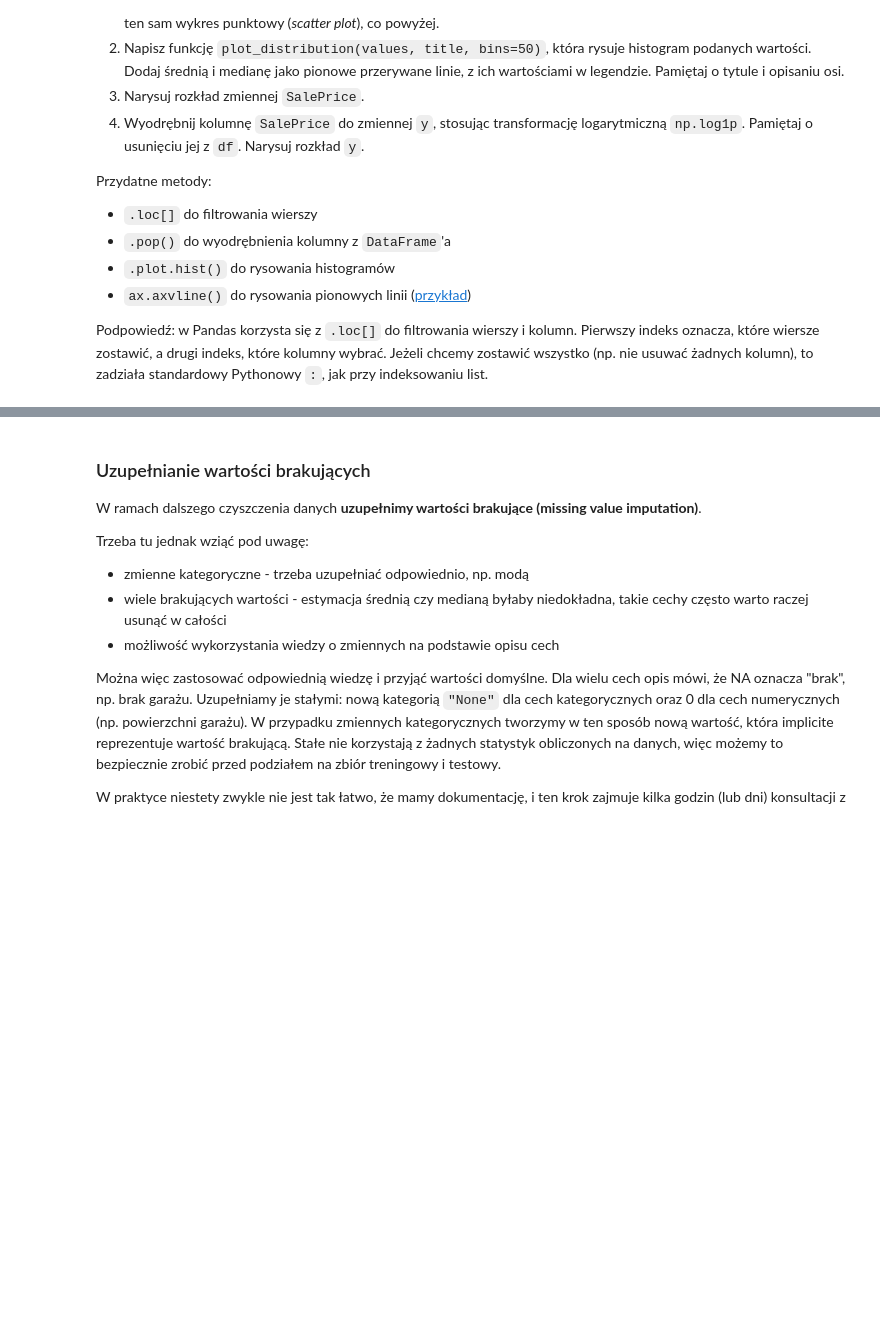
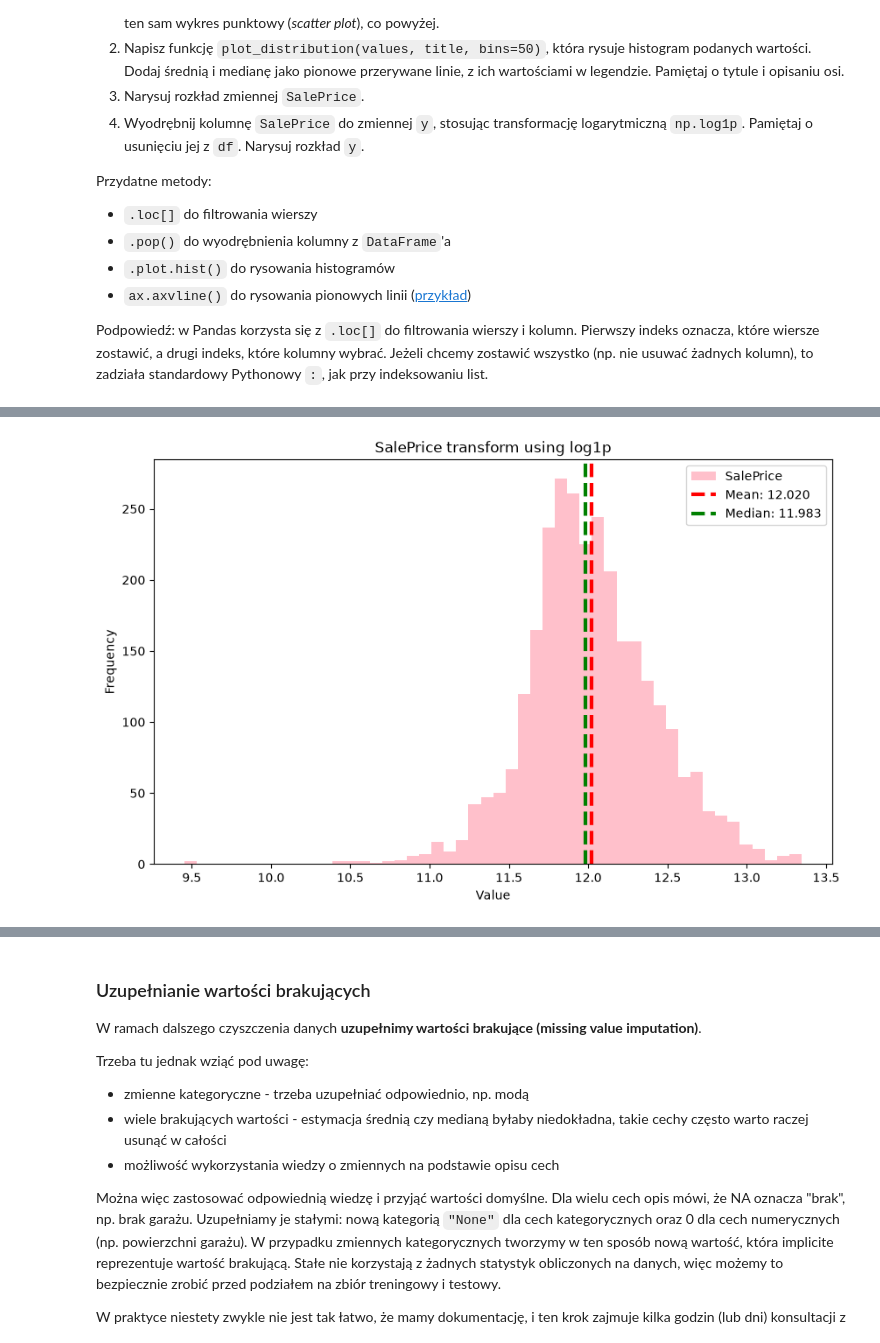
Before and after one commit to xxdagi/Podstawy-Sztucznej-Inteligencji, a Jupyter notebook: lab1/lab_1.ipynb, the cells around one changed output, grey strips where cells are left out. Drawn from its saved outputs; the diff is of its cells as text; code cells hidden in the pictures; blank space fills up the shorter version.

```diff
--- a/lab1/lab_1.ipynb
+++ b/lab1/lab_1.ipynb
@@ -236,3 +289,10 @@ def plot_distribution(values: pd.Series, title: str, bins: int = 50) -> None:
+# %%
+y = df.pop('SalePrice')
+y = np.log1p(y)
+
+plot_distribution(y, title="SalePrice transform using log1p")
+# %% [output]
+[figure, added]
 # %%
 assert df["GrLivArea"].max() <= 4000
 assert len(df) == 2922
```
Also changed, not shown: parts of 11 cells of this notebook.
